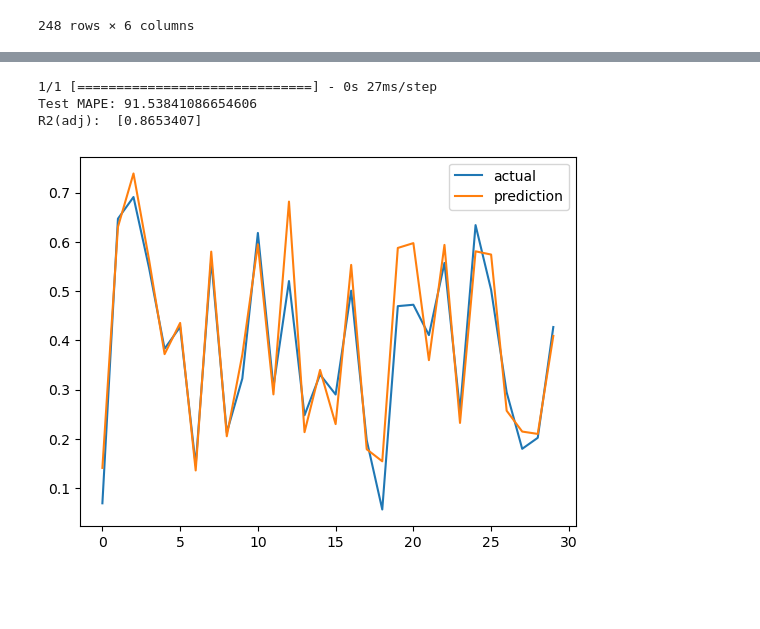
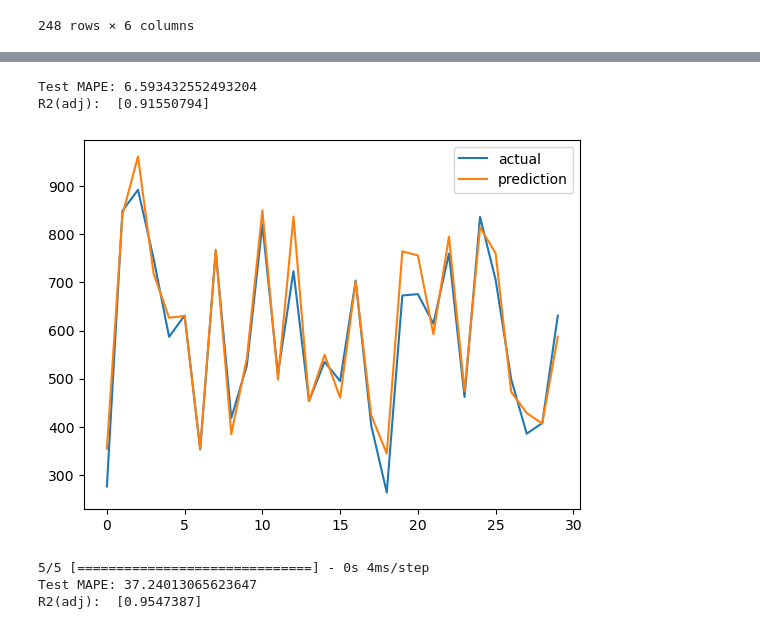
Before and after one commit to moonstar0301/LNG_price_prediction_model, a Jupyter notebook: lstm_model.ipynb, the cells around one changed output, grey strips where cells are left out. Cells and saved outputs as stored; diff of their text form; code cells hidden in the pictures; blank space fills up the shorter version.

Commit message:
high performance lstm with rescaling

```diff
--- a/lstm_model.ipynb
+++ b/lstm_model.ipynb
@@ -74,0 +86,18 @@ X, y
+# %%
+
+# X_train_scaled의 형태를 확인
+print("X_train_scaled shape:", X_test_scaled.shape)
+
+# X_train_scaled의 형태 수정
+num_samples, num_time_steps = X_train_scaled.shape
+num_time_steps = source_len
+num_features = len(independent_list)-1
+
+X_train_scaled = X_train_scaled.reshape(num_samples, num_time_steps, num_features)
+
+# X_test_scaled의 형태 수정
+num_samples, num_time_steps = X_test_scaled.shape
+num_time_steps = source_len
+num_features = len(independent_list)-1
+X_test_scaled = X_test_scaled.reshape(num_samples, num_time_steps, num_features)
+X_train_scaled, X_test_scaled
@@ -75,16 +123,9 @@ X, y
 # %%
-
-# Train-test 분리
-from sklearn.model_selection import train_test_split
-
-# Split data into training and testing sets
-X_train, X_test, y_train, y_test = train_test_split(X, y, test_size=0.2, random_state=42)
-
 model = Sequential()
-model.add(LSTM(10, activation='relu', input_shape=(X_train.shape[1], X_train.shape[2])))
+model.add(LSTM(10, activation='relu', input_shape=(X_train_scaled.shape[1], X_train_scaled.shape[2])))
 model.add(Dense(1))
 
 model.compile(optimizer='adam', loss='mse')
-model.fit(X_train, y_train, epochs=1000, batch_size=140, verbose=1)
+model.fit(X_train_scaled, y_train_scaled, epochs=1000, batch_size=140, verbose=1)
 # %% [output]
 Epoch 1/1000
@@ -130,3 +171,8 @@ def calculate_r2_adj(y_true, y_pred, n_features):
     r2_adj = 1 - (1 - r_squared) * (n - 1) / (n - n_features - 1)
 
     return r2_adj
+# %%
+
+# 테스트 데이터로 예측 수행
+y_pred = model.predict(X_test_scaled)
+y_pred
@@ -132,0 +198,5 @@ def calculate_r2_adj(y_true, y_pred, n_features):
+# %%
+
+# 스케일링 복원
+y_test_predicted = scaler_y.inverse_transform(y_pred)
+y_test_predicted
@@ -133,28 +221,43 @@ def calculate_r2_adj(y_true, y_pred, n_features):
 # %%
-
-# 테스트 데이터로 예측 수행
-y_pred = model.predict(X_test)
 
 # MAPE 계산
 def mape(y_true, y_pred):
     return np.mean(np.abs((y_true - y_pred) / y_true)) * 100
 
-test_mape = mape(y_test, y_pred)
+test_mape = mape(y_test, y_test_predicted)
 print('Test MAPE:', test_mape)
 
-test_r2 = calculate_r2_adj(y_test, y_pred, len(independent_list))
+test_r2 = calculate_r2_adj(y_test, y_test_predicted, len(independent_list))
 print('R2(adj): ', test_r2)
 # %% [output]
-1/1 [==============================] - 0s 27ms/step
-Test MAPE: 91.53841086654606
-R2(adj):  [0.8653407]
+Test MAPE: 6.593432552493204
+R2(adj):  [0.91550794]
 # %%
 import matplotlib.pyplot as plt
 #test_mape = mape(y_test_actual, y_test_predicted)
 plt.plot(y_test, label='actual')
-plt.plot(y_pred, label='prediction')
+plt.plot(y_test_predicted, label='prediction')
 plt.legend()
 plt.show()
 # %% [output]
-[figure, old version]
+[figure, new version]
+# %%
+# 전체로 예측 수행
+num_samples, time_steps, num_features = Xs.shape
+Xs_reshaped = Xs.reshape(num_samples, time_steps * num_features)
+Xs_scaled = scaler_X.fit_transform(Xs_reshaped)
+
+num_samples, num_time_steps = Xs_scaled.shape
+num_time_steps = source_len
+num_features = len(independent_list)-1
+Xs_scaled = Xs_scaled.reshape(num_samples, num_time_steps, num_features)
+#ys_rehsaped = ys.reshape(-1, 1)
+#temp = scaler_y.fit_transform(ys_rehsaped)
+
+ys_pred = model.predict(Xs_scaled)
+ys_predicted = scaler_y.inverse_transform(ys_pred)
+# %% [output]
+5/5 [==============================] - 0s 4ms/step
+Test MAPE: 37.24013065623647
+R2(adj):  [0.9547387]
 # %%
```
Also changed, not shown: parts of 8 cells of this notebook.
